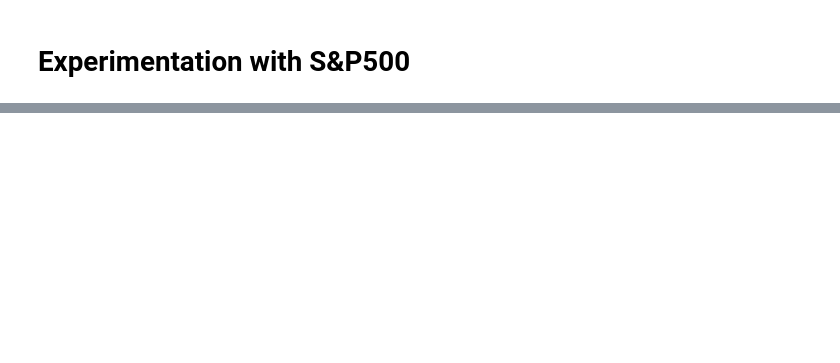
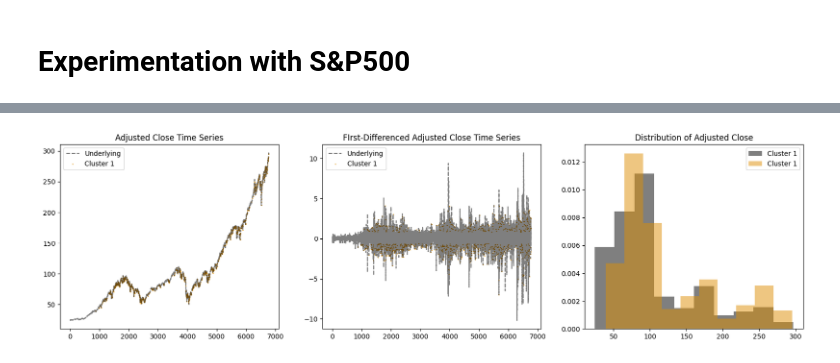
Before and after one commit to finnlimjc/Regime-Classification, a Jupyter notebook: notebooks/optimize_mar.ipynb, the cells around one changed output, grey strips where cells are left out. Drawn from its saved outputs; the diff is of its cells as text; code cells hidden in the pictures; blank space fills up the shorter version.

```diff
--- a/notebooks/optimize_mar.ipynb
+++ b/notebooks/optimize_mar.ipynb
@@ -529,0 +666,5 @@ plt.show()
+# %%
+fig = plot_individual_clusters(snp_df, 1, best_mar.n_components, 'best_mar_cluster')
+plt.show()
+# %% [output]
+[figure, added]
```
Also changed, not shown: parts of 31 cells of this notebook, 2 other files.
